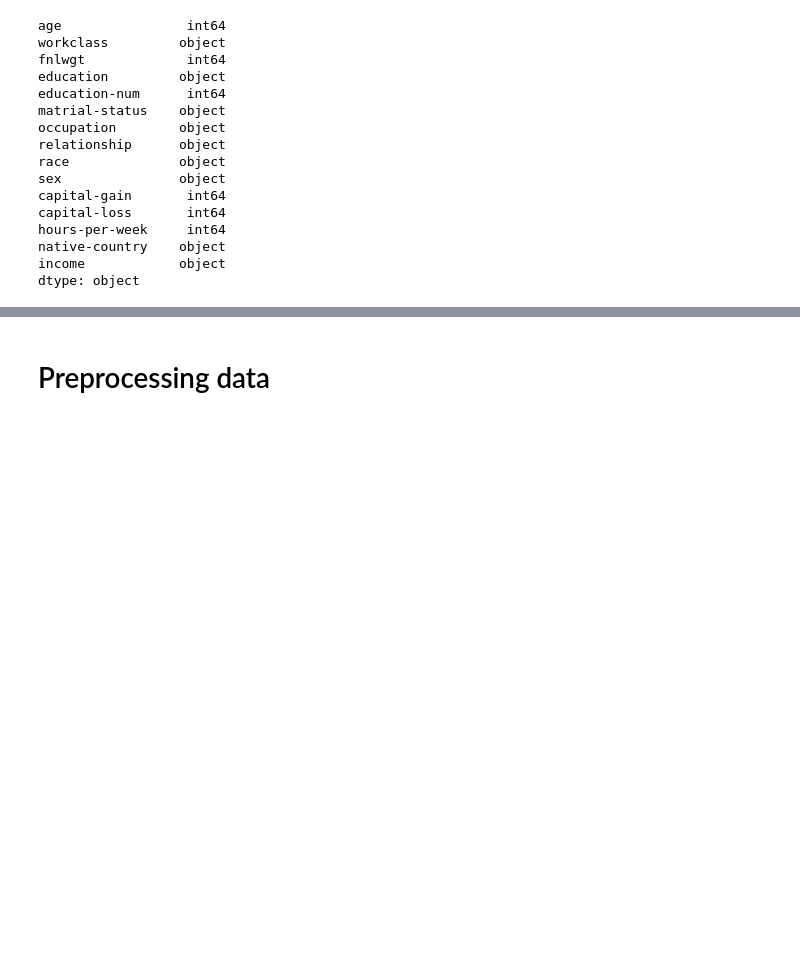
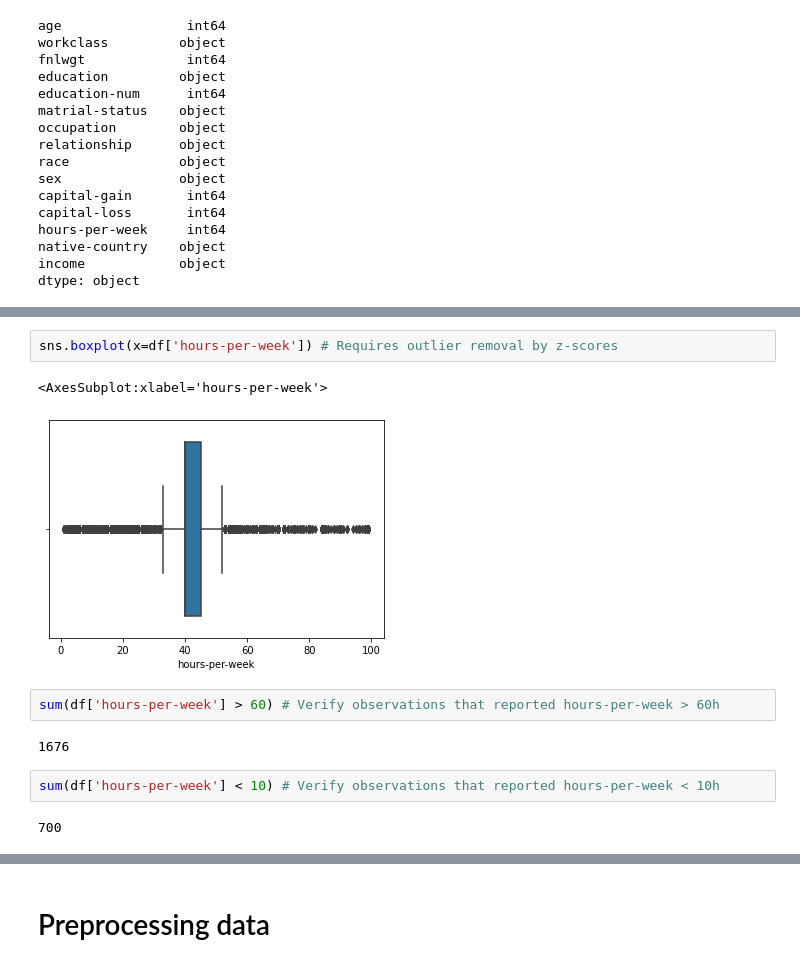
Before and after one commit to CatarinaGomes/PCS5024, a Jupyter notebook: project_01/uci-adult-repository.ipynb, the cells around one changed output, grey strips where cells are left out. Drawn from its saved outputs; the diff is of its cells as text; blank space fills up the shorter version.

```diff
--- a/project_01/uci-adult-repository.ipynb
+++ b/project_01/uci-adult-repository.ipynb
@@ -167,0 +214,13 @@ dtype: bool
+# %%
+sns.boxplot(x=df['hours-per-week']) # Requires outlier removal by z-scores
+# %% [output]
+<AxesSubplot:xlabel='hours-per-week'>
+[figure, added]
+# %%
+sum(df['hours-per-week'] > 60) # Verify observations that reported hours-per-week > 60h
+# %% [output]
+1676
+# %%
+sum(df['hours-per-week'] < 10) # Verify observations that reported hours-per-week < 10h
+# %% [output]
+700
```
Also changed, not shown: parts of 18 cells of this notebook.
